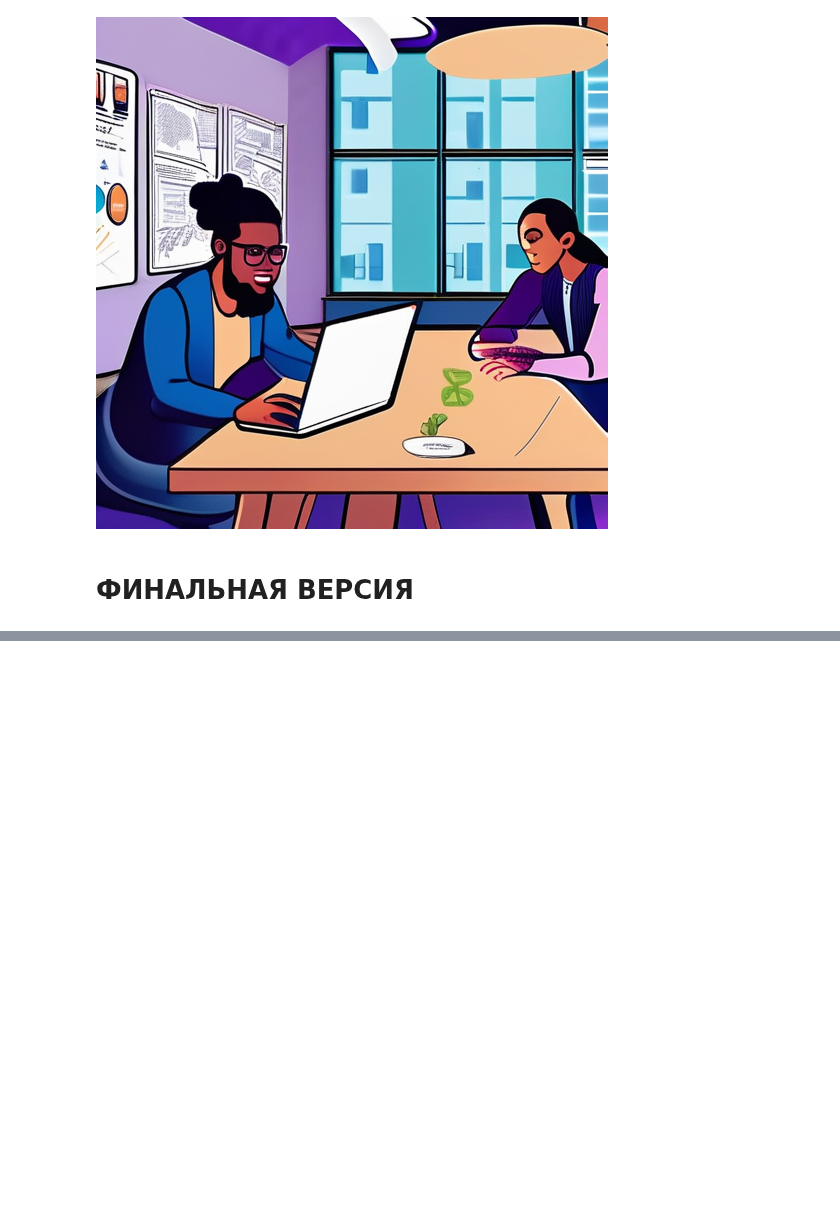
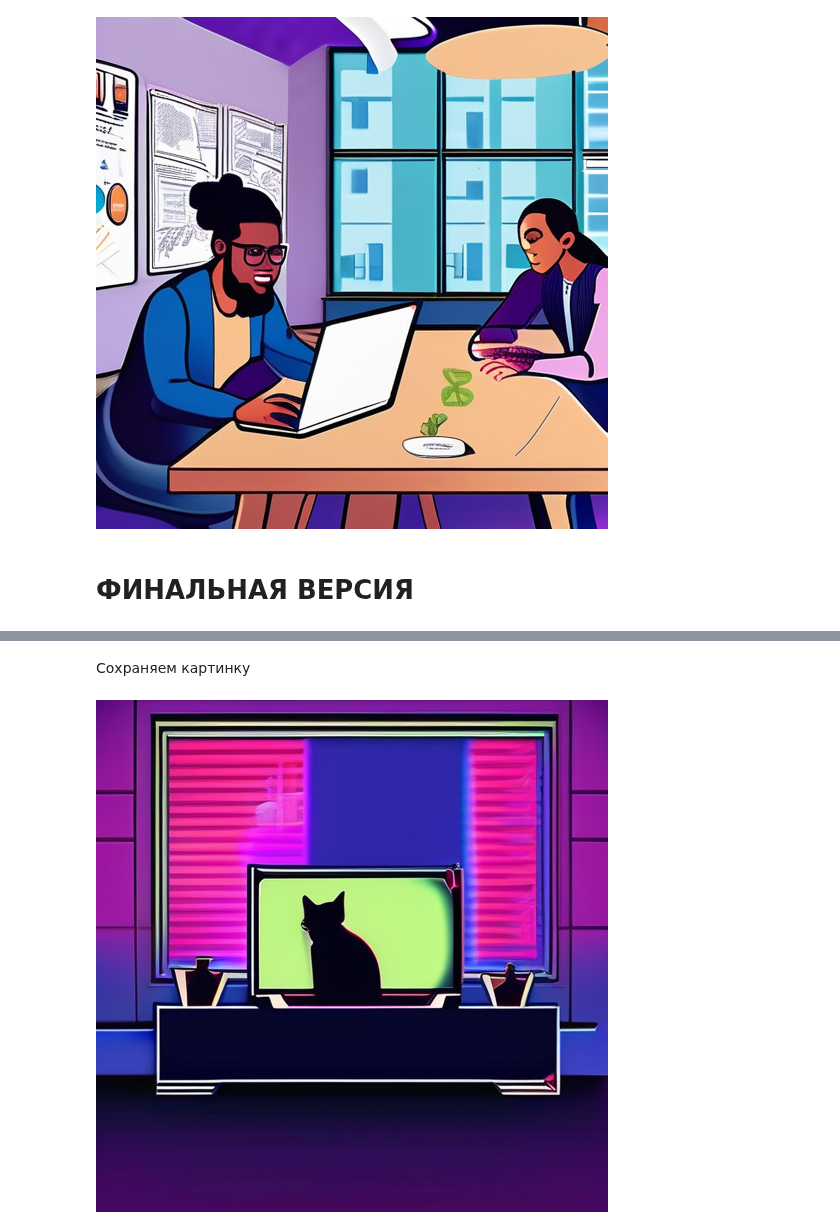
Before and after one commit to desve/vk-text-to-image-demo, a Jupyter notebook: 05_gradio_app.ipynb, the cells around one changed output, grey strips where cells are left out. Drawn from its saved outputs; the diff is of its cells as text; code cells hidden in the pictures; blank space fills up the shorter version.

```diff
--- a/05_gradio_app.ipynb
+++ b/05_gradio_app.ipynb
@@ -529,3 +529,21 @@ Colab notebook detected. To show errors in colab notebook, set debug=True in lau
 
 This share link expires in 1 week. For free permanent hosting and GPU upgrades, run `gradio deploy` from the terminal in the working directory to deploy to Hugging Face Spaces (https://huggingface.co/ ...
 [interactive output not drawn]
+# %% [markdown]
+Сохраняем картинку
+# %%
+import os
+os.makedirs("examples", exist_ok=True)
+
+img_samoprez_vk_flat = service_layer.generate_image_for_app(
+    scene_name="Свободный текст",
+    #style_key="vk_flat",
+    style_key="neon",
+    user_text="кот смотрит телевизор",
+    steps=25,
+    guidance=7.5,
+)
+img_samoprez_vk_flat.save("examples/free_text_neon.jpg")
+img_samoprez_vk_flat
+# %% [output]
+[figure, added]
```
Also changed, not shown: parts of 5 cells of this notebook.
